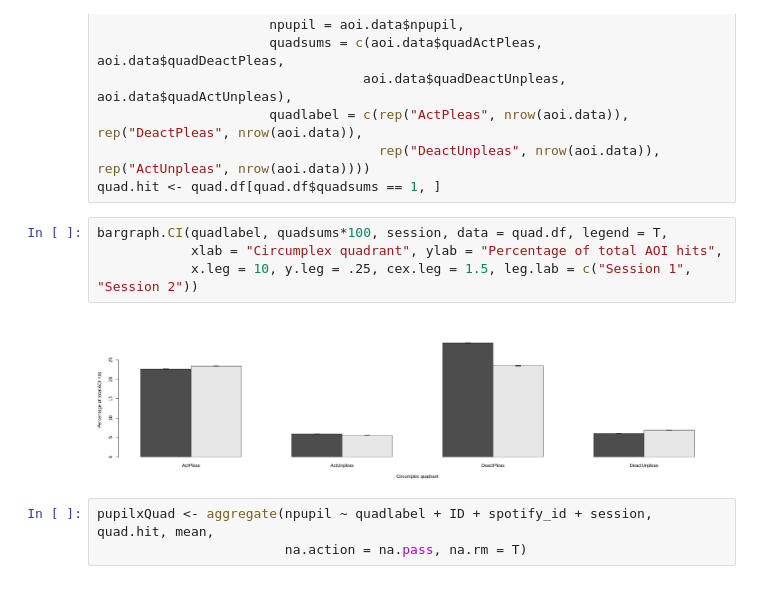
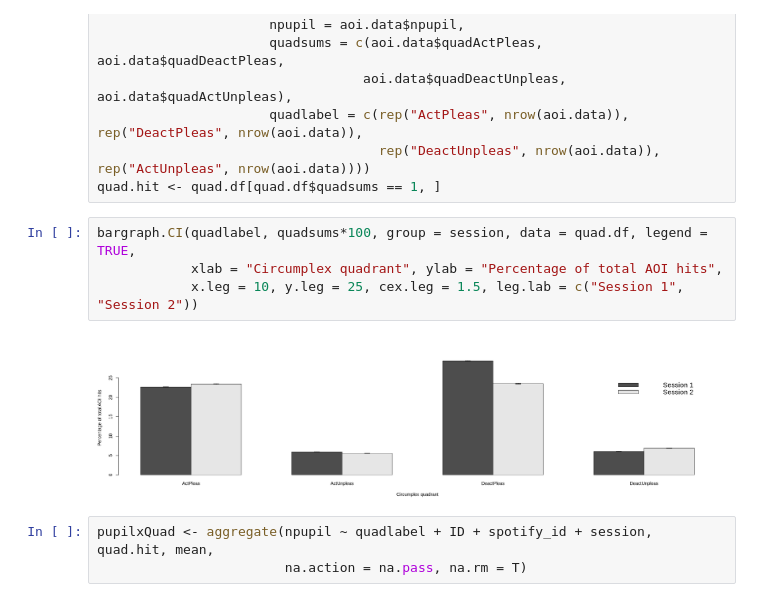
Before and after one commit to laurabishop/MusicDiscoveryPupil, a Jupyter notebook: MusicDiscoveryPhysiology.ipynb, the cells around one changed output. Saved outputs shown, nothing was run; the diff lists cells and outputs as text.

```diff
--- a/MusicDiscoveryPhysiology.ipynb
+++ b/MusicDiscoveryPhysiology.ipynb
@@ -483,11 +523,11 @@ quad.df <- data.frame(ID = aoi.data$ID,
                                     rep("DeactUnpleas", nrow(aoi.data)), rep("ActUnpleas", nrow(aoi.data))))
 quad.hit <- quad.df[quad.df$quadsums == 1, ]
 # %%
-bargraph.CI(quadlabel, quadsums*100, session, data = quad.df, legend = T,
+bargraph.CI(quadlabel, quadsums*100, group = session, data = quad.df, legend = TRUE,
             xlab = "Circumplex quadrant", ylab = "Percentage of total AOI hits",
-            x.leg = 10, y.leg = .25, cex.leg = 1.5, leg.lab = c("Session 1", "Session 2"))
+            x.leg = 10, y.leg = 25, cex.leg = 1.5, leg.lab = c("Session 1", "Session 2"))
 # %% [output]
-[figure, old version]
+[figure, new version]
 # %%
 pupilxQuad <- aggregate(npupil ~ quadlabel + ID + spotify_id + session, quad.hit, mean,
                         na.action = na.pass, na.rm = T)
```
Also changed, not shown: parts of 61 cells of this notebook.
